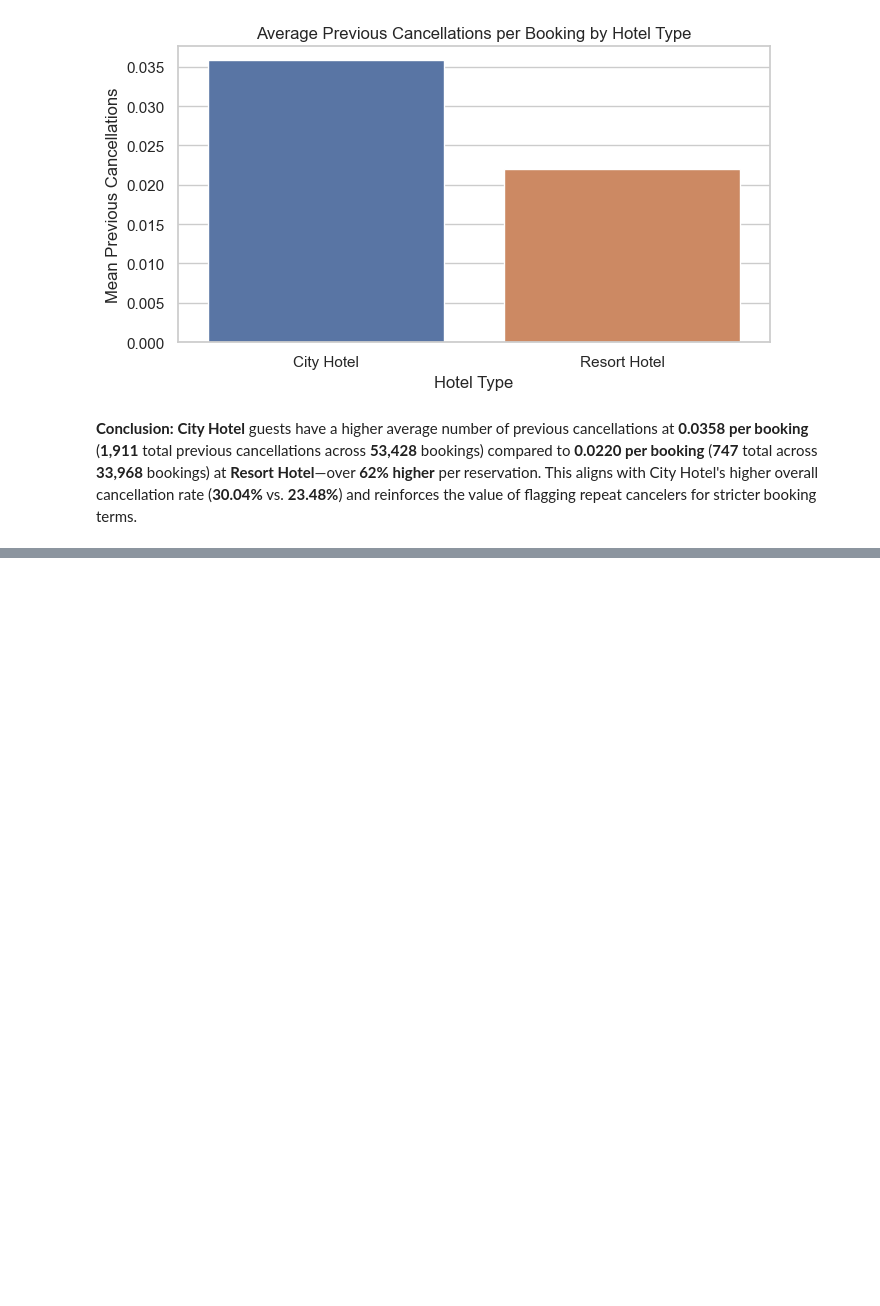
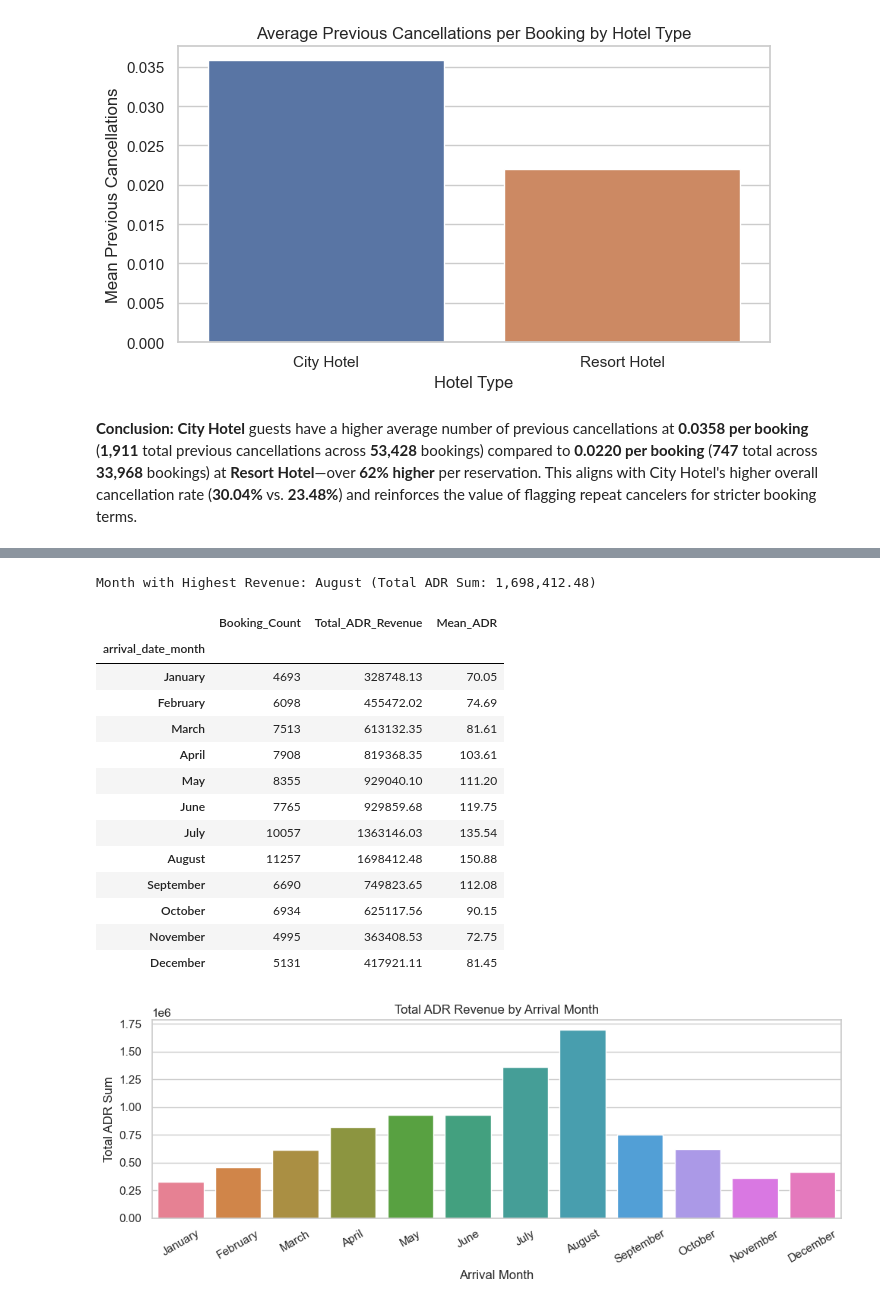
Before and after one commit to eishutamori/Hotel-Operations-Analysis-EDA, a Jupyter notebook: notebook/EDA02 - hotel-booking-analysis-eda.ipynb, the cells around one changed output, grey strips where cells are left out. Drawn from its saved outputs; the diff is of its cells as text; code cells hidden in the pictures; blank space fills up the shorter version.

```diff
--- a/notebook/EDA02 - hotel-booking-analysis-eda.ipynb
+++ b/notebook/EDA02 - hotel-booking-analysis-eda.ipynb
@@ -673,0 +629,50 @@ Customer Type with Highest Mean ADR: Transient (110.14)
+# %%
+# Group by arrival_date_month and sum ADR values (ordered chronologically)
+month_order = [
+    'January', 'February', 'March', 'April', 'May', 'June',
+    'July', 'August', 'September', 'October', 'November', 'December'
+]
+
+monthly_revenue = df.groupby('arrival_date_month')['adr'].agg(
+    Booking_Count='count',
+    Total_ADR_Revenue='sum',
+    Mean_ADR='mean'
+).reindex(month_order).round(2)
+
+top_rev_month = monthly_revenue['Total_ADR_Revenue'].idxmax()
+top_rev_val = monthly_revenue['Total_ADR_Revenue'].max()
+print(f"Month with Highest Revenue: {top_rev_month} (Total ADR Sum: {top_rev_val:,.2f})")
+
+display(monthly_revenue)
+
+# Bar chart of total ADR revenue by arrival month
+plt.figure(figsize=(10, 4))
+sns.barplot(
+    x=monthly_revenue.index,
+    y=monthly_revenue['Total_ADR_Revenue'],
+    hue=monthly_revenue.index,
+    legend=False
+)
+plt.title('Total ADR Revenue by Arrival Month')
+plt.xlabel('Arrival Month')
+plt.ylabel('Total ADR Sum')
+plt.xticks(rotation=30)
+plt.tight_layout()
+plt.show()
+# %% [output]
+Month with Highest Revenue: August (Total ADR Sum: 1,698,412.48)
+|  | Booking_Count | Total_ADR_Revenue | Mean_ADR |
+| arrival_date_month |  |  |  |
+| January | 4693 | 328748.13 | 70.05 |
+| February | 6098 | 455472.02 | 74.69 |
+| March | 7513 | 613132.35 | 81.61 |
+| April | 7908 | 819368.35 | 103.61 |
+| May | 8355 | 929040.10 | 111.20 |
+| June | 7765 | 929859.68 | 119.75 |
+| July | 10057 | 1363146.03 | 135.54 |
+| August | 11257 | 1698412.48 | 150.88 |
+| September | 6690 | 749823.65 | 112.08 |
+| October | 6934 | 625117.56 | 90.15 |
+| November | 4995 | 363408.53 | 72.75 |
+| December | 5131 | 417921.11 | 81.45 |
+[figure, added]
```
Also changed, not shown: parts of 20 cells of this notebook.
